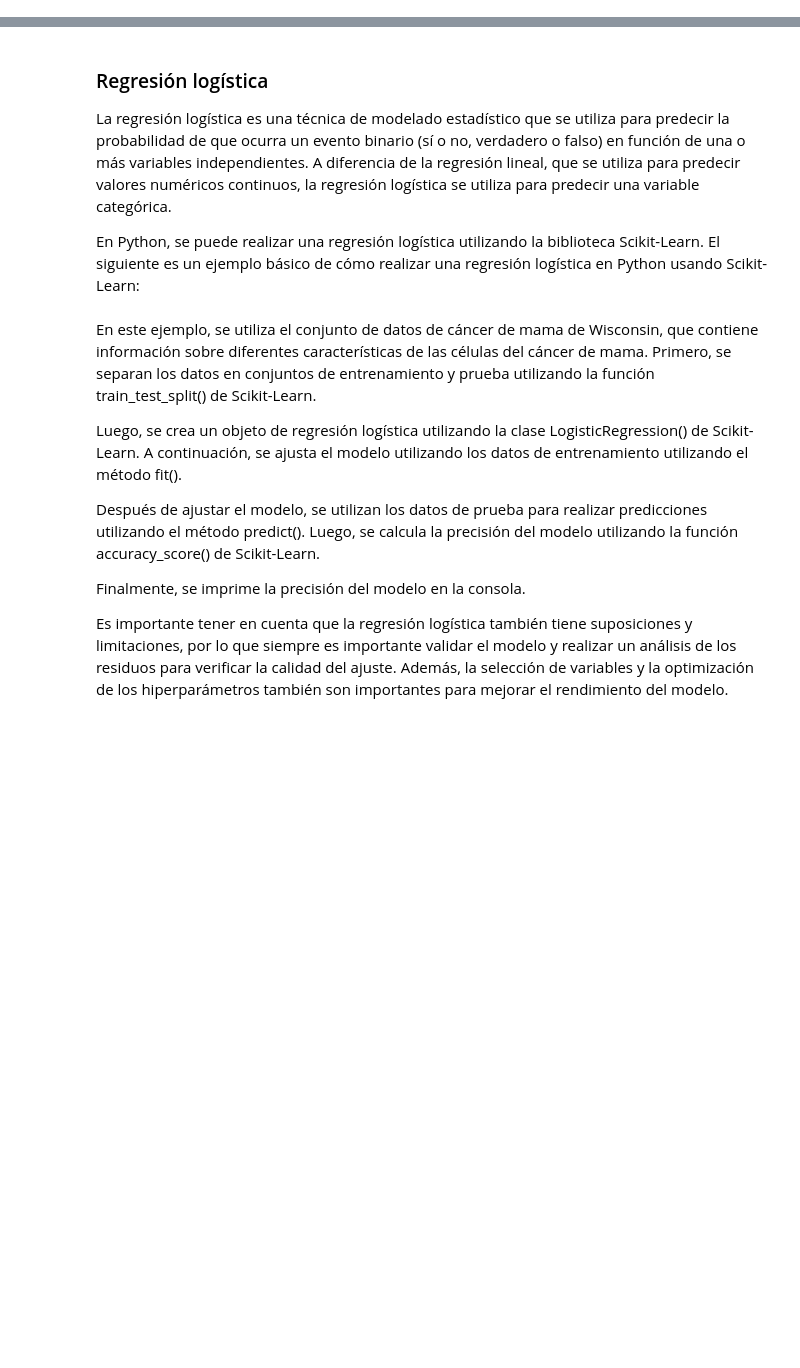
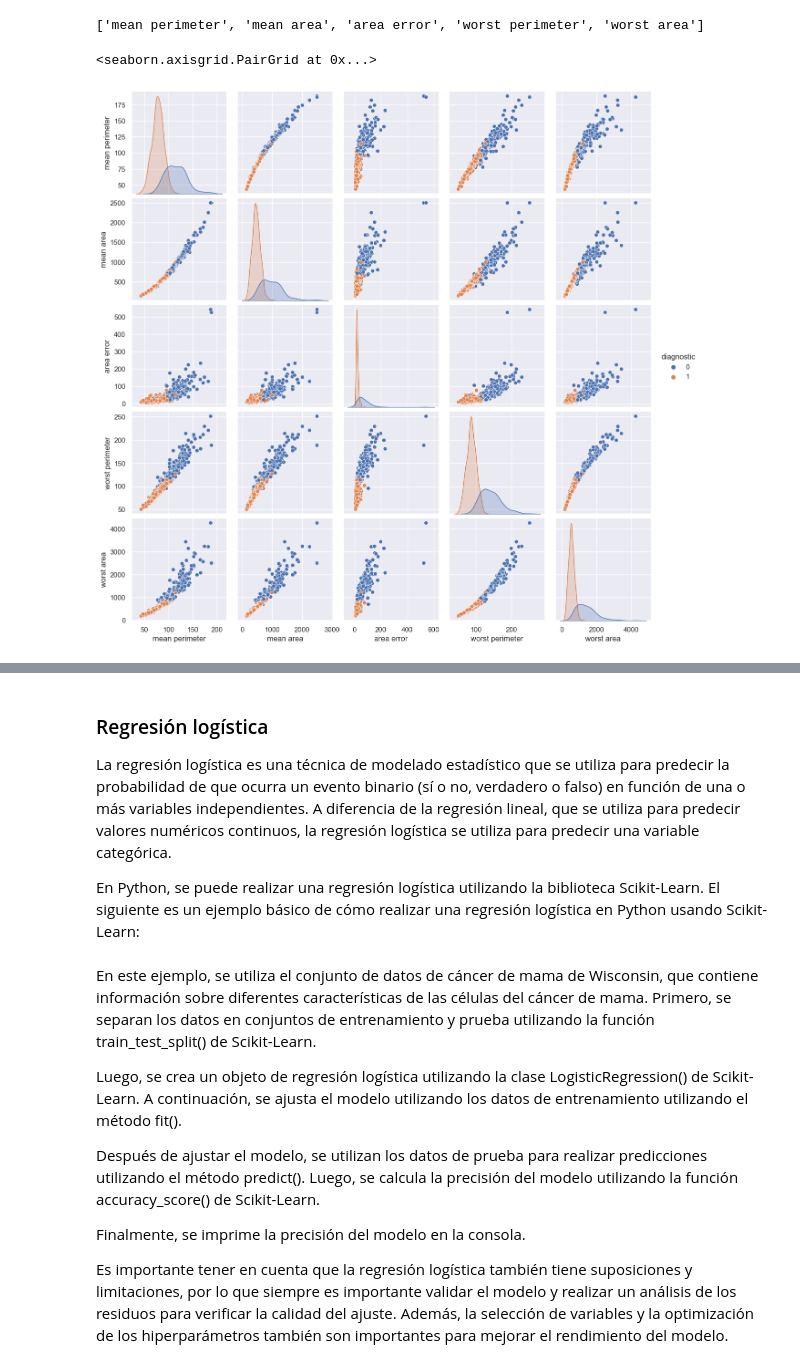
Before and after one commit to mar-esther23/CursoPandas2023, a Jupyter notebook: CPA-EstadísticaIntermedia.ipynb, the cells around one changed output, grey strips where cells are left out. Drawn from its saved outputs; the diff is of its cells as text; code cells hidden in the pictures; blank space fills up the shorter version.

```diff
--- a/CPA-EstadísticaIntermedia.ipynb
+++ b/CPA-EstadísticaIntermedia.ipynb
@@ -95,0 +177,15 @@ Es importante tener en cuenta que la regresión lineal es una técnica poderosa
+# %%
+from sklearn.feature_selection import SelectKBest, chi2
+
+feature_selection = SelectKBest(chi2, k=5)
+feature_selection.fit(df_cancer.drop('diagnostic', axis=1), df_cancer['diagnostic'])
+selected_features = list(cancer['feature_names'][feature_selection.get_support()])
+selected_features
+# %% [output]
+['mean perimeter', 'mean area', 'area error', 'worst perimeter', 'worst area']
+# %%
+df_selected = df_cancer[ selected_features + ['diagnostic'] ]
+sns.pairplot(df_selected, hue='diagnostic')
+# %% [output]
+<seaborn.axisgrid.PairGrid at 0x...>
+[figure, added]
```
Also changed, not shown: parts of 43 cells of this notebook, 3 other files.
